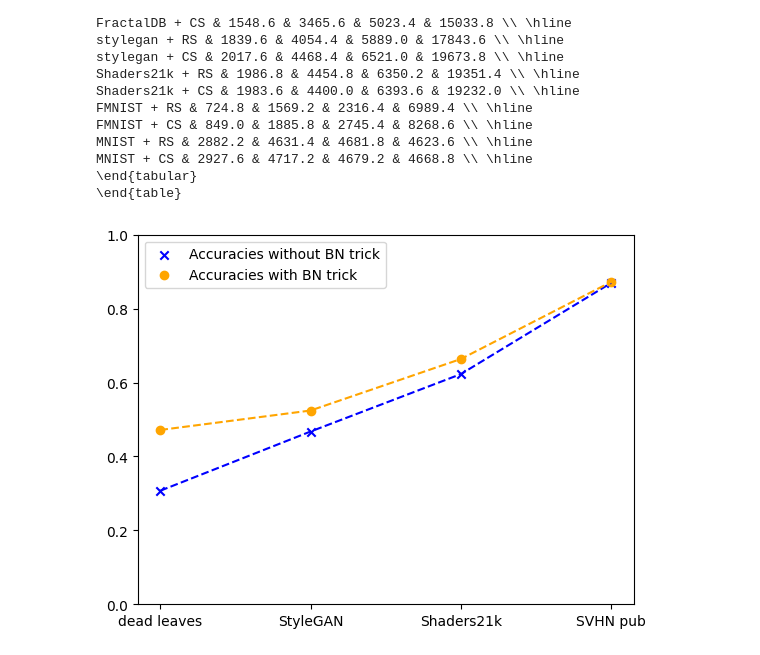
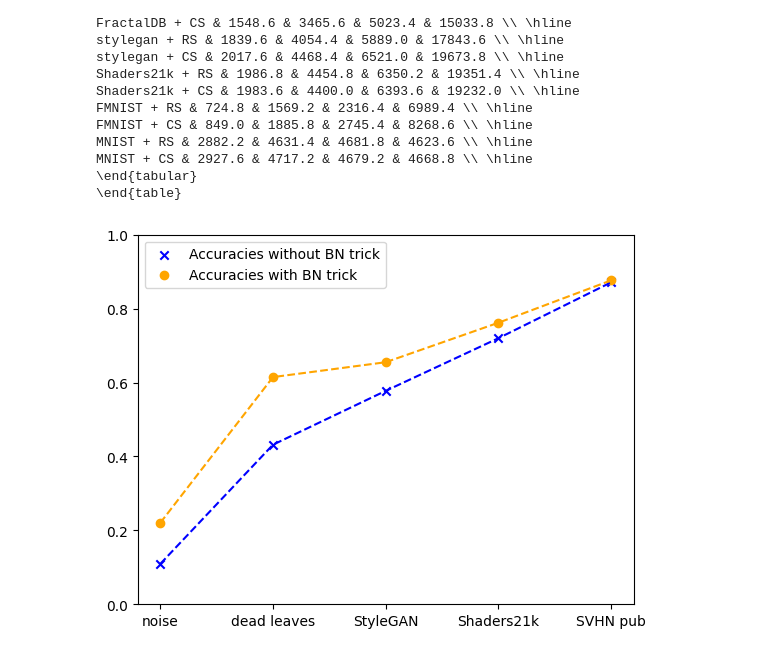
Before and after one commit to mime00001/Noise_PATE, a Jupyter notebook: notebook.ipynb, the cells around one changed output. Drawn from its saved outputs; the diff is of its cells as text; code cells hidden in the pictures.

Commit message:
svhn and cifar

```diff
--- a/notebook.ipynb
+++ b/notebook.ipynb
@@ -248,35 +248,37 @@ MNIST + CS & 2927.6 & 4717.2 & 4679.2 & 4668.8 \\ \hline
 svhn_data_wo = {}
 svhn_data_with = {}
 
-
+svhn_data_wo ["noise"] = [0.12065544608648056, 0.11293345762634555, 0.12027985883050539, 0.10921678297755884]
 svhn_data_wo["dead leaves"] = [0.2066599388797665, 0.25091794380587484, 0.3072296626984127, 0.4317578623882503]
 svhn_data_wo["StyleGAN"] = [0.260495062488597, 0.38905138204707174, 0.46742439792008755, 0.577475740056559]
 svhn_data_wo ["Shaders21k"] = [0.4066747628170042, 0.5480324074074074, 0.6228070550538223, 0.7199223738825031]
 svhn_data_wo["SVHN pub"] = [0.8373486247947454, 0.864189216155811, 0.8695073036398467, 0.871163593550447]
 
-
+svhn_data_with["noise"] = [0.12916068007662834, 0.13291441456850941, 0.14133626391169496, 0.22023524448093415]
 svhn_data_with["dead leaves"] =  [0.2509250706987776, 0.37482610381317283, 0.47163496624703516, 0.6146880986590039]
 svhn_data_with["StyleGAN"] = [0.288265713373472, 0.47034357325305604, 0.5242407008301405, 0.6549336628808611]
 svhn_data_with ["Shaders21k"] = [0.45579402139208175, 0.6252216463692757, 0.6635914123791279, 0.761801421957672]
 svhn_data_with["SVHN pub"] = [0.8403939461320927, 0.868902943121693, 0.8721998437785077, 0.8764339308520341]
 # %%
 data = list(svhn_data_wo.keys())
-acc_wo = [val[2] for val in svhn_data_wo.values()]
-acc_with =  [val[2] for val in svhn_data_with.values()]
+acc_wo = [val[3] for val in svhn_data_wo.values()]
+acc_with =  [val[3] for val in svhn_data_with.values()]
 
 
 
 plt.figure()
 plt.ylim(0, 1)
 
 plt.scatter(data, acc_wo, color="blue", label="Accuracies without BN trick", marker="x")
 plt.plot(data, acc_wo, color="blue", linestyle="dashed")
 
 plt.scatter(data, acc_with, color="orange", label="Accuracies with BN trick")
 plt.plot(data, acc_with, color="orange", linestyle="dashed")
 
 plt.legend()
 
 plt.savefig("results/comparison_on_SVHN.png")
+svhn_data_wo = {}
+svhn_data_with = {}
 # %% [output]
-[figure, old version]
+[figure, new version]
```
Also changed, not shown: parts of 4 cells of this notebook, 6 other files.
